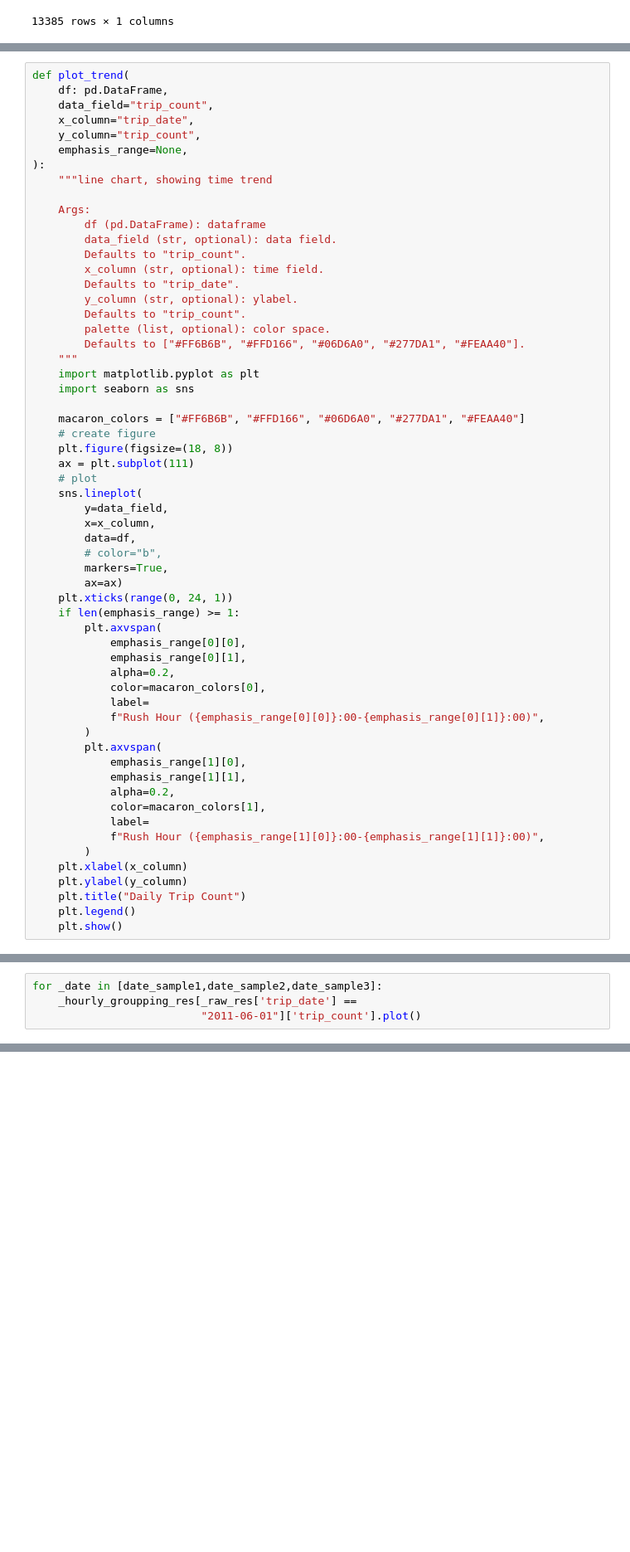
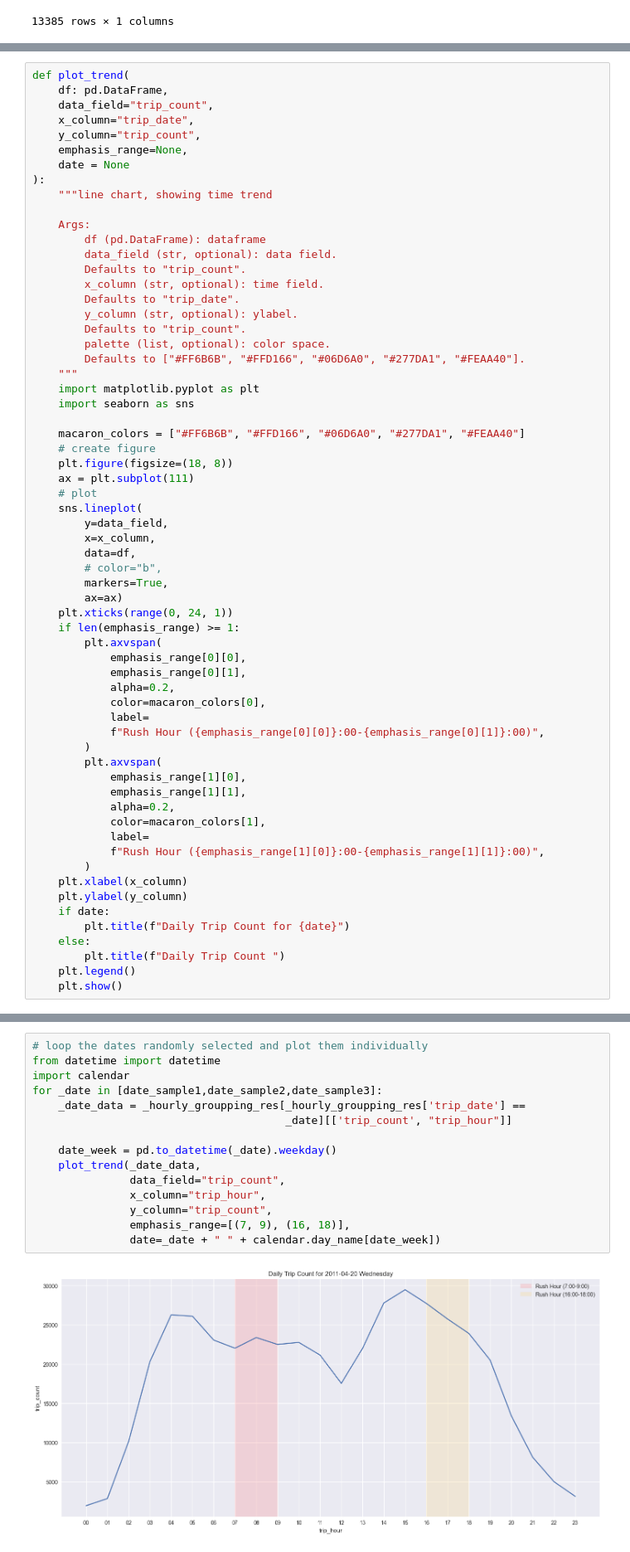
Before and after one commit to kingsley0107/LSGI524, a Jupyter notebook: Assignment2/assignment2.ipynb, the cells around one changed output, grey strips where cells are left out. Shown at 83% size. Drawn from its saved outputs; the diff is of its cells as text; blank space fills up the shorter version.

```diff
--- a/Assignment2/assignment2.ipynb
+++ b/Assignment2/assignment2.ipynb
@@ -393,6 +396,7 @@ def plot_trend(
     x_column="trip_date",
     y_column="trip_count",
     emphasis_range=None,
+    date = None
 ):
     """line chart, showing time trend
 
@@ -442,6 +446,9 @@ def plot_trend(
         )
     plt.xlabel(x_column)
     plt.ylabel(y_column)
-    plt.title("Daily Trip Count")
+    if date:
+        plt.title(f"Daily Trip Count for {date}")
+    else:
+        plt.title(f"Daily Trip Count ")
     plt.legend()
     plt.show()
@@ -483,5 +495 @@ _hourly_groupping_res
 72 rows × 1 columns
-# %%
-for _date in [date_sample1,date_sample2,date_sample3]:
-    _hourly_groupping_res[_raw_res['trip_date'] ==
-                          "2011-06-01"]['trip_count'].plot()
@@ -494,0 +498,17 @@ plot_trend(_hourly_data,data_field="trip_count",x_column="trip_hour",y_column="t
+# %%
+# loop the dates randomly selected and plot them individually
+from datetime import datetime
+import calendar
+for _date in [date_sample1,date_sample2,date_sample3]:
+    _date_data = _hourly_groupping_res[_hourly_groupping_res['trip_date'] ==
+                                       _date][['trip_count', "trip_hour"]]
+
+    date_week = pd.to_datetime(_date).weekday()
+    plot_trend(_date_data,
+               data_field="trip_count",
+               x_column="trip_hour",
+               y_column="trip_count",
+               emphasis_range=[(7, 9), (16, 18)],
+               date=_date + " " + calendar.day_name[date_week])
+# %% [output]
+[figure, added]
```
Also changed, not shown: parts of 33 cells of this notebook.
